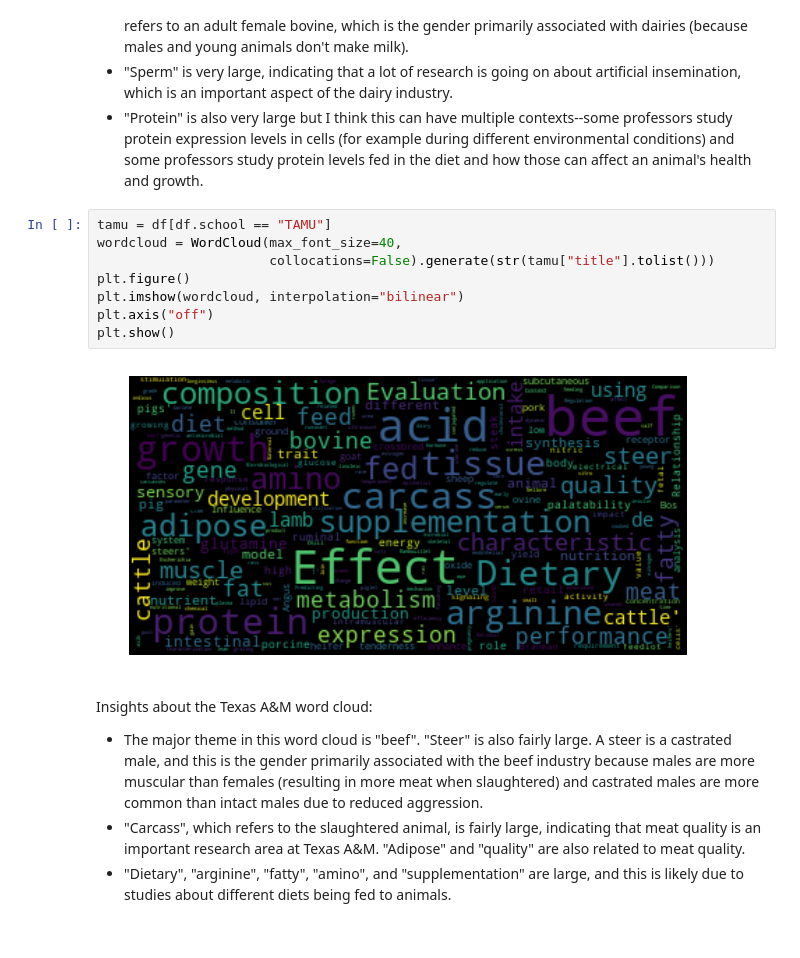
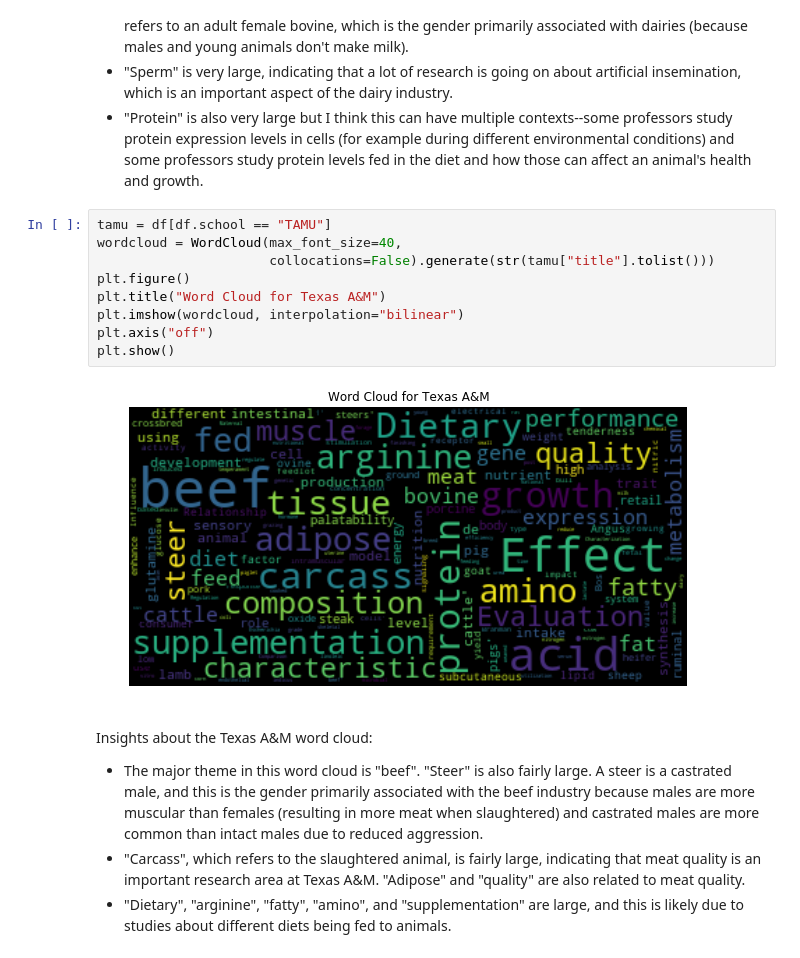
Before and after one commit to courtneylouie/Class-Project, a Jupyter notebook: data_exploration.ipynb, the cells around one changed output. Drawn from its saved outputs; the diff is of its cells as text.

```diff
--- a/data_exploration.ipynb
+++ b/data_exploration.ipynb
@@ -169,13 +156,14 @@ Insights about the Davis word cloud:
 # %%
 tamu = df[df.school == "TAMU"]
 wordcloud = WordCloud(max_font_size=40,
                       collocations=False).generate(str(tamu["title"].tolist()))
 plt.figure()
+plt.title("Word Cloud for Texas A&M")
 plt.imshow(wordcloud, interpolation="bilinear")
 plt.axis("off")
 plt.show()
 # %% [output]
-[figure, old version]
+[figure, new version]
 # %% [markdown]
 Insights about the Texas A&M word cloud:
 - The major theme in this word cloud is "beef". "Steer" is also fairly large. A steer is a castrated male, and this is the gender primarily associated with the beef industry because males are more muscular than females (resulting in more meat when slaughtered) and castrated males are more common than intact males due to reduced aggression.
```
Also changed, not shown: parts of 6 cells of this notebook, 1 other file.
